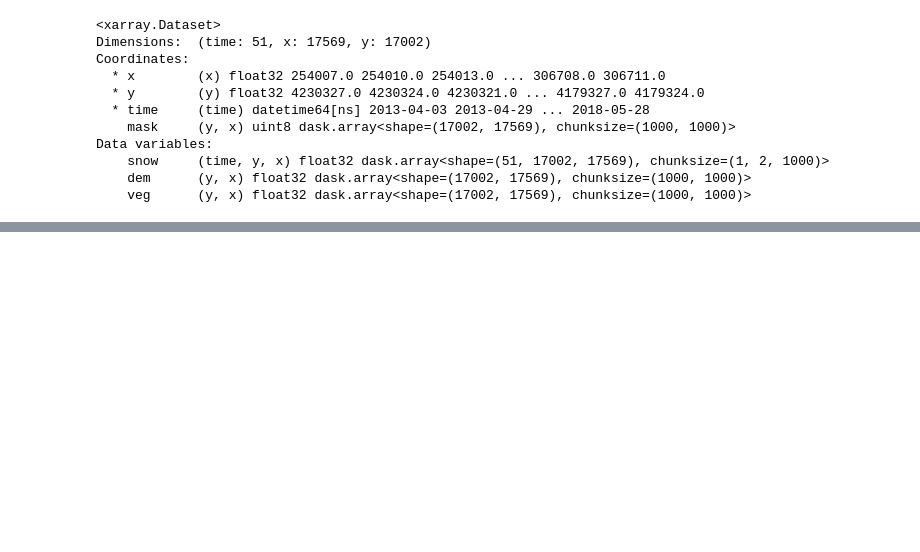
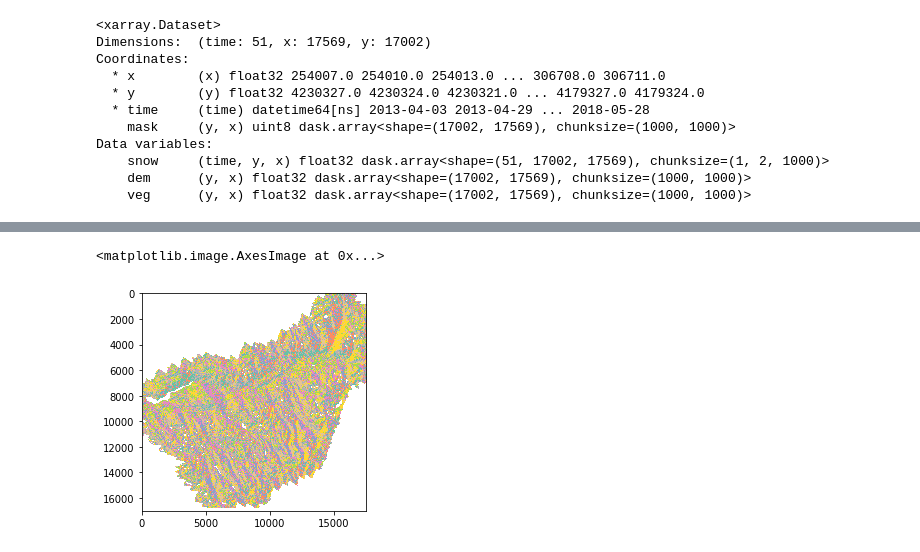
Before and after one commit to meganmason/jlabs, a Jupyter notebook: xarray/tests.ipynb, the cells around one changed output, grey strips where cells are left out. Drawn from its saved outputs; the diff is of its cells as text; code cells hidden in the pictures; blank space fills up the shorter version.

```diff
--- a/xarray/tests.ipynb
+++ b/xarray/tests.ipynb
@@ -9,14 +9,26 @@ import os
 import time
 import xarray as xr
 # %%
+#ASO lidar - netCDFs & integers in [mm]
 ars_path = '/home/meganmason/Documents/projects/thesis/data/processing_lidar/depths_3m/equal_extent_data_downsize/nc/20*/*int.nc'
+bsu_path = '/Users/meganmason491/Documents/research/sierra/data/mm/20*/*int.nc'
+sonic_path = '/home/meganmason/Research/Sierra/data/mm/20*/*int.nc'
+
+#DEM & Mask for Tuolumne (topo.nc @ 3m cell size) - dem here is from national database...(10m>3m)
 ars_topo_path = '/home/meganmason/Documents/projects/thesis/maps/map_layers/basin_ops/tuolumne/topo/basin_setup/topo.nc'
+bsu_topo_path = '/Users/meganmason491/Documents/research/sierra/data/topo.nc'
+sonic_topo_path = '/home/meganmason/Research/Sierra/data/topo.nc'
 
-bsu_path = '/Users/meganmason491/Documents/research/sierra/data/mm/20*/*int.nc'
-bsu_topo_path = '/Users/meganmason491/Documents/research/sierra/data/topo.nc'
+# ASO snow-free and surface class
+ars_terrain_path = '/home/meganmason/Documents/projects/thesis/data/processing_lidar/depths_3m/equal_extent/*.nc'
+# bsu_terrain_path = ''
+# sonic_terrain_path = ''
 
+
+# ~~ SET PATH HERE ~~ #
 path = ars_path
 topo_path = ars_topo_path
+terrain_path = ars_terrain_path
 # %%
 #filepath list, lidar
 flist = sorted(glob.glob(path))
@@ -214,0 +229,3 @@ ds.to_netcdf('~/Documents/projects/thesis/results/output/compiled_SUPERsnow.nc')
+# %%
+flist_terrain = sorted(glob.glob(terrain_path))
+flist_terrain
@@ -214,0 +238,3 @@ ds.to_netcdf('~/Documents/projects/thesis/results/output/compiled_SUPERsnow.nc')
+# %%
+terrain = xr.open_dataset(flist_terrain[0]).rename({'Band1':'aspect'}) #, concat_dim='time', combine='nested', chunks={'x':1000, 'y':1000}, parallel=True)
+terrain
@@ -214,0 +254,5 @@ ds.to_netcdf('~/Documents/projects/thesis/results/output/compiled_SUPERsnow.nc')
+# %%
+plt.imshow(terrain.aspect, cmap='Set2')
+# %% [output]
+<matplotlib.image.AxesImage at 0x...>
+[figure, added]
```
Also changed, not shown: parts of 3 cells of this notebook, 3 other files.
